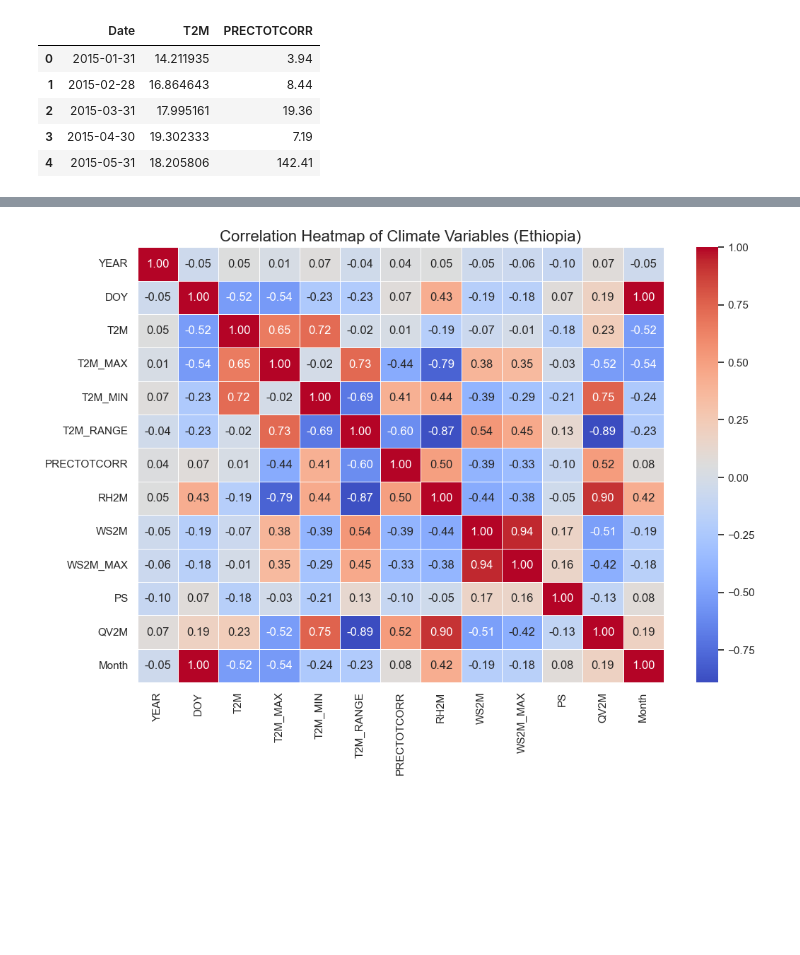
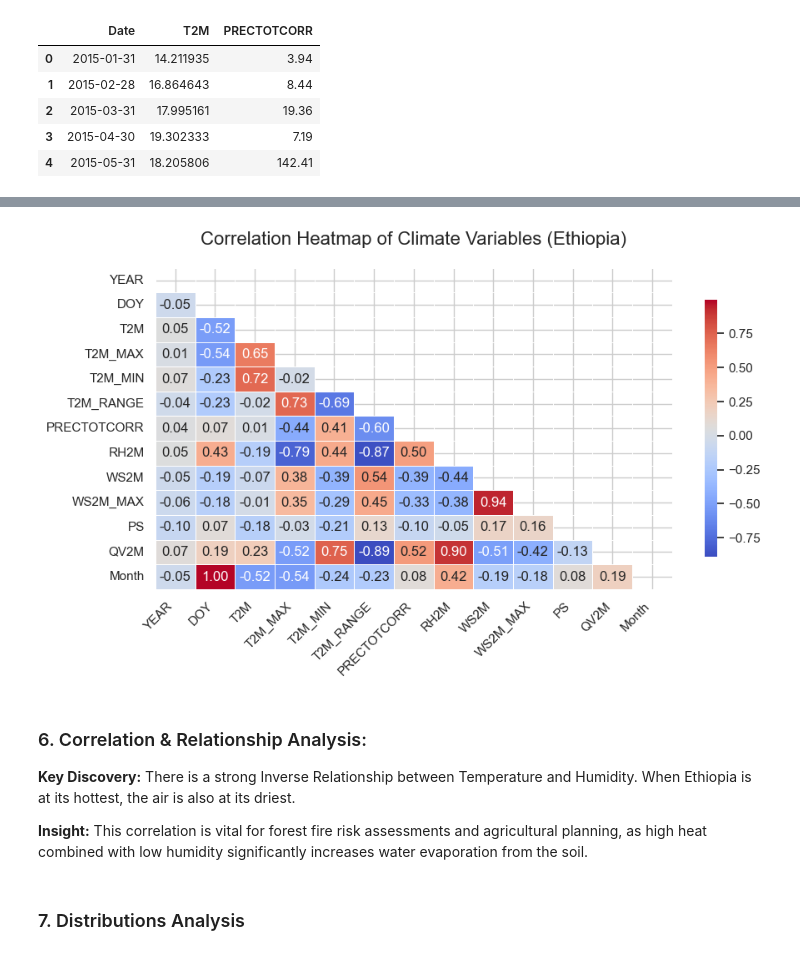
Before and after one commit to SimretAbebe/climate-challenge-week0, a Jupyter notebook: notebooks/ethiopia_eda.ipynb, the cells around one changed output, grey strips where cells are left out. Drawn from its saved outputs; the diff is of its cells as text; code cells hidden in the pictures; blank space fills up the shorter version.

```diff
--- a/notebooks/ethiopia_eda.ipynb
+++ b/notebooks/ethiopia_eda.ipynb
@@ -39,0 +39,20 @@ sns.set_theme(style="whitegrid")
+# %%
+import os
+
+# Step 1: Immediately clear the broken setting BEFORE any other imports
+os.environ.pop('MPLBACKEND', None)
+
+%matplotlib inline
+
+# Step 2: Now it is safe to import the libraries
+import pandas as pd
+import numpy as np
+import matplotlib.pyplot as plt
+import seaborn as sns
+from scipy import stats
+
+# Step 3: Professional styling
+sns.set_theme(style="whitegrid")
+plt.rcParams['figure.figsize'] = (15, 6)
+
+print("Environment ready: Libraries loaded safely.")
@@ -275,15 +337,30 @@ plt.show()
 # %%
-# 1. Calculating the correlation matrix
-# I exclude non-numeric columns like 'Date' and 'Country'
-numeric_cols = df.select_dtypes(include=[np.number])
-corr_matrix = numeric_cols.corr()
+# I use df_cleaned to ensure we're analyzing the most accurate values
+numeric_df = df_cleaned.select_dtypes(include=[np.number])
+corr_matrix = numeric_df.corr()
 
-# 2. Ploting the Heatmap
-plt.figure(figsize=(12, 8))
-sns.heatmap(corr_matrix, annot=True, cmap='coolwarm', fmt=".2f", linewidths=0.5)
+mask = np.triu(np.ones_like(corr_matrix, dtype=bool))
 
-plt.title('Correlation Heatmap of Climate Variables (Ethiopia)', fontsize=16)
+# Plotting the Heatmap
+plt.figure(figsize=(10, 5))
+sns.heatmap(corr_matrix,
+            mask=mask,
+            annot=True,
+            cmap='coolwarm',
+            fmt=".2f",
+            linewidths=0.5,
+            cbar_kws={"shrink": .8})
+
+plt.title('Correlation Heatmap of Climate Variables (Ethiopia)', fontsize=16, pad=20)
+plt.xticks(rotation=45, ha='right')
 plt.show()
 # %% [output]
-[figure, old version]
+[figure, new version]
+# %% [markdown]
+### 6. Correlation & Relationship Analysis:
+**Key Discovery:** There is a strong Inverse Relationship between Temperature and Humidity. When Ethiopia is at its hottest, the air is also at its driest.
+
+**Insight:** This correlation is vital for forest fire risk assessments and agricultural planning, as high heat combined with low humidity significantly increases water evaporation from the soil.
+# %% [markdown]
+### 7. Distributions Analysis
 # %%
```
Also changed, not shown: parts of 29 cells of this notebook.
